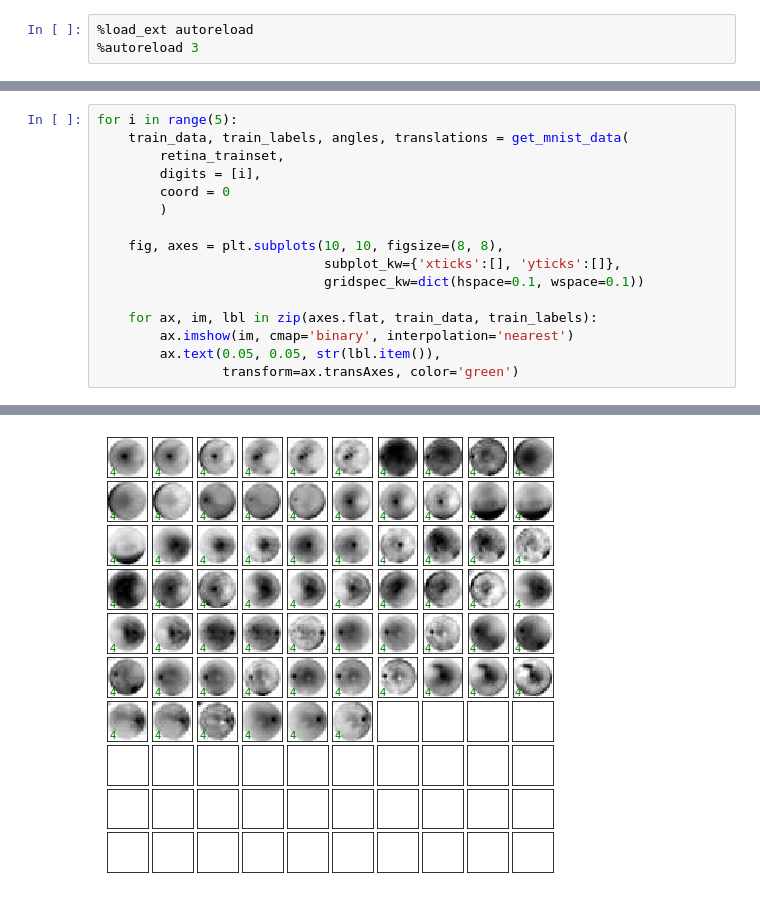
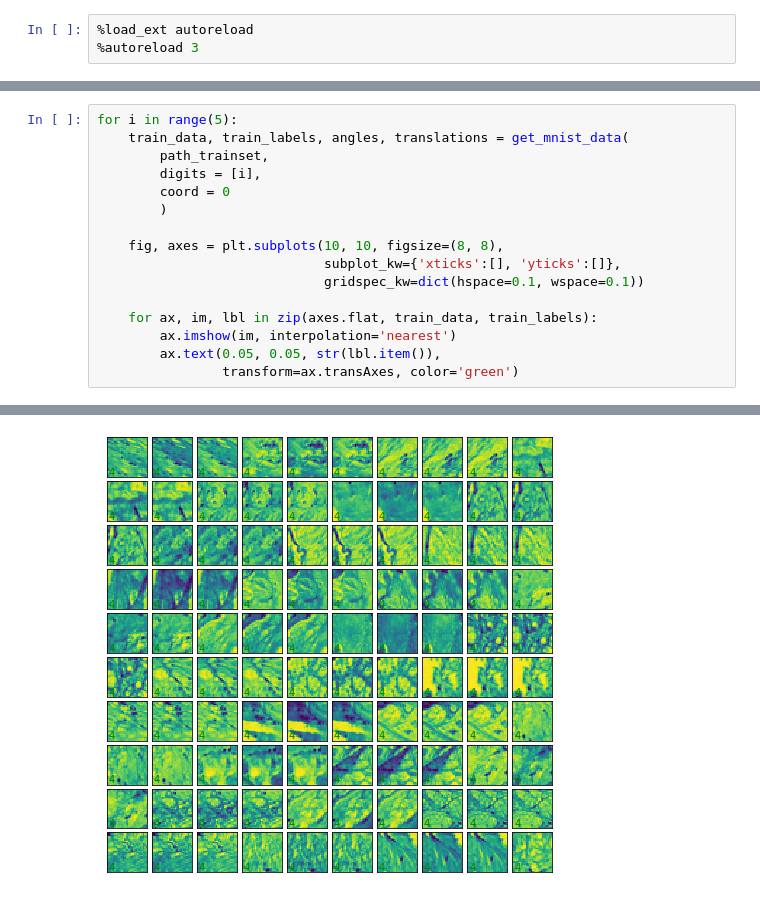
Before and after one commit to GauriGupta19/Domain-Generalisation-in-Invariance, a Jupyter notebook: medmnist.ipynb, the cells around one changed output, grey strips where cells are left out. Saved outputs shown, nothing was run; the diff lists cells and outputs as text.

```diff
--- a/medmnist.ipynb
+++ b/medmnist.ipynb
@@ -53,7 +53,7 @@ True
 # %%
 for i in range(5):
     train_data, train_labels, angles, translations = get_mnist_data(
-        retina_trainset,
+        path_trainset,
         digits = [i],
         coord = 0
         )
@@ -63,7 +63,7 @@ for i in range(5):
                              gridspec_kw=dict(hspace=0.1, wspace=0.1))
 
     for ax, im, lbl in zip(axes.flat, train_data, train_labels):
-        ax.imshow(im, cmap='binary', interpolation='nearest')
+        ax.imshow(im, interpolation='nearest')
         ax.text(0.05, 0.05, str(lbl.item()),
                 transform=ax.transAxes, color='green')
 # %% [output]
@@ -74 +74 @@ for i in range(5):
-[figure, old version]
+[figure, new version]
```
Also changed, not shown: parts of 12 cells of this notebook, 16 other files.
